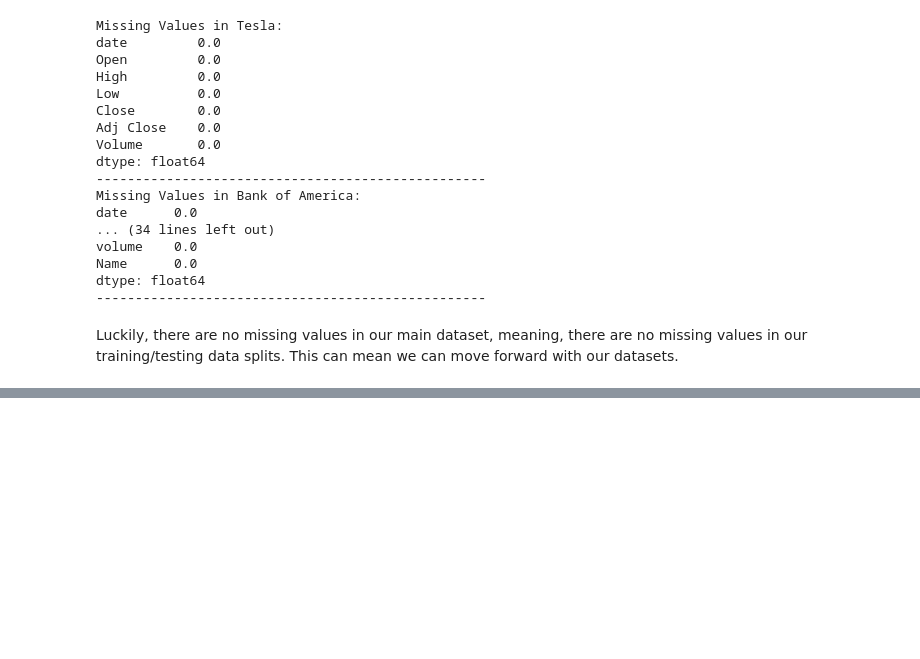
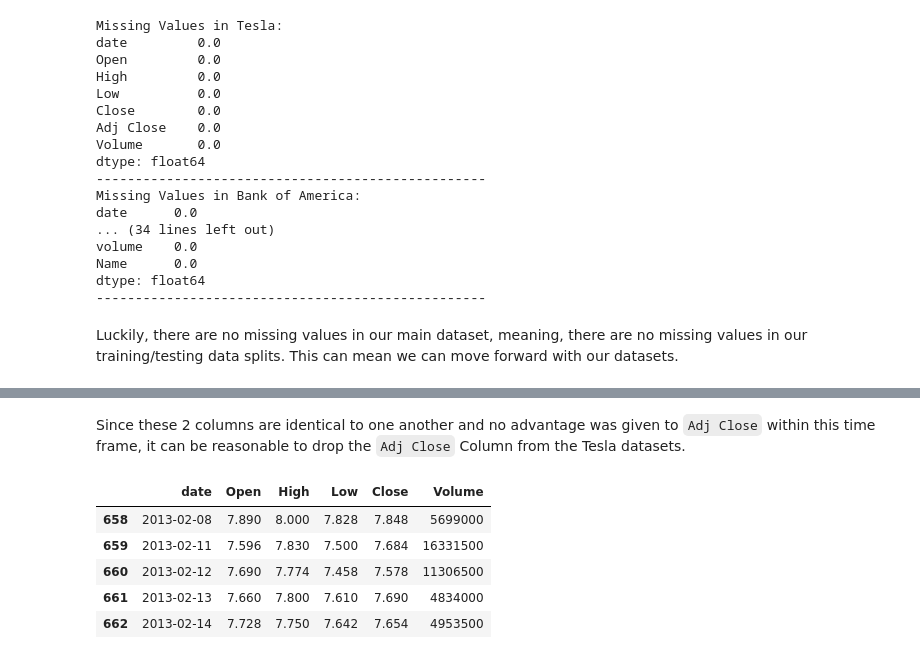
Before and after one commit to Vondent/stock-price-analysis, a Jupyter notebook: stock-price-analysis.ipynb, the cells around one changed output, grey strips where cells are left out. Saved outputs shown, nothing was run; the diff lists cells and outputs as text; code cells hidden in the pictures; blank space fills up the shorter version.

```diff
--- a/stock-price-analysis.ipynb
+++ b/stock-price-analysis.ipynb
@@ -374,0 +411,15 @@ Luckily, there are no missing values in our main dataset, meaning, there are no
+# %% [markdown]
+Since these 2 columns are identical to one another and no advantage was given to `Adj Close` within this time frame, it can be reasonable to drop the `Adj Close` Column from the Tesla datasets.
+# %%
+#Drop columns
+tesla_train = tesla_train.drop(columns=["Adj Close"])
+tesla_test = tesla_test.drop(columns=["Adj Close"])
+
+tesla_train.head()
+# %% [output]
+|  | date | Open | High | Low | Close | Volume |
+| 658 | 2013-02-08 | 7.890 | 8.000 | 7.828 | 7.848 | 5699000 |
+| 659 | 2013-02-11 | 7.596 | 7.830 | 7.500 | 7.684 | 16331500 |
+| 660 | 2013-02-12 | 7.690 | 7.774 | 7.458 | 7.578 | 11306500 |
+| 661 | 2013-02-13 | 7.660 | 7.800 | 7.610 | 7.690 | 4834000 |
+| 662 | 2013-02-14 | 7.728 | 7.750 | 7.642 | 7.654 | 4953500 |
```
Also changed, not shown: parts of 11 cells of this notebook.
